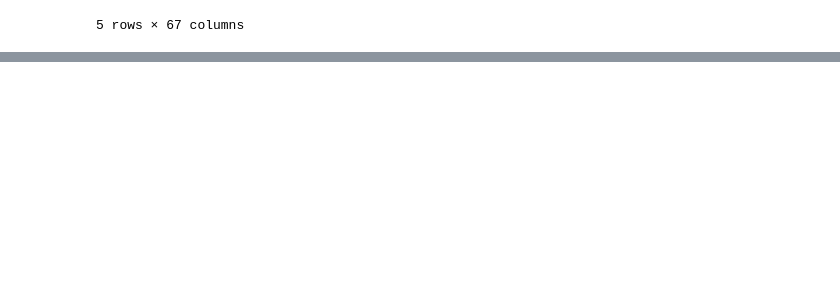
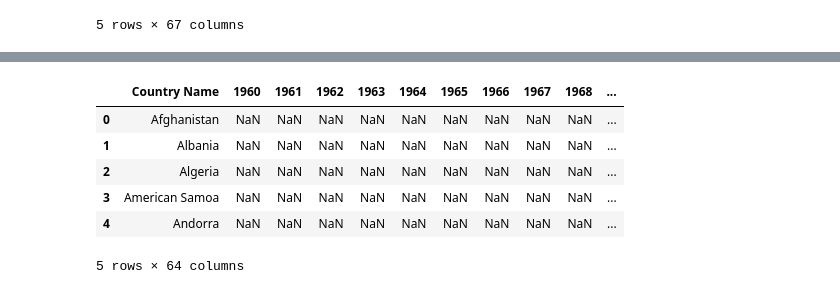
Before and after one commit to varjakm/Andmetehnika_projekt, a Jupyter notebook: projekt.ipynb, the cells around one changed output, grey strips where cells are left out. Cells and saved outputs as stored; diff of their text form; code cells hidden in the pictures; blank space fills up the shorter version.

```diff
--- a/projekt.ipynb
+++ b/projekt.ipynb
@@ -121,0 +186,14 @@ df_list[0].head()
+# %%
+Country=['Country Name']
+# %%
+df_gdppcap_small=df_gdppcap[Country+years]
+# %%
+df_gdppcap_small.head()
+# %% [output]
+|  | Country Name | 1960 | 1961 | 1962 | 1963 | 1964 | 1965 | 1966 | 1967 | 1968 | ... |
+| 0 | Afghanistan | NaN | NaN | NaN | NaN | NaN | NaN | NaN | NaN | NaN | ... |
+| 1 | Albania | NaN | NaN | NaN | NaN | NaN | NaN | NaN | NaN | NaN | ... |
+| 2 | Algeria | NaN | NaN | NaN | NaN | NaN | NaN | NaN | NaN | NaN | ... |
+| 3 | American Samoa | NaN | NaN | NaN | NaN | NaN | NaN | NaN | NaN | NaN | ... |
+| 4 | Andorra | NaN | NaN | NaN | NaN | NaN | NaN | NaN | NaN | NaN | ... |
+5 rows × 64 columns
```
Also changed, not shown: parts of 11 cells of this notebook.
